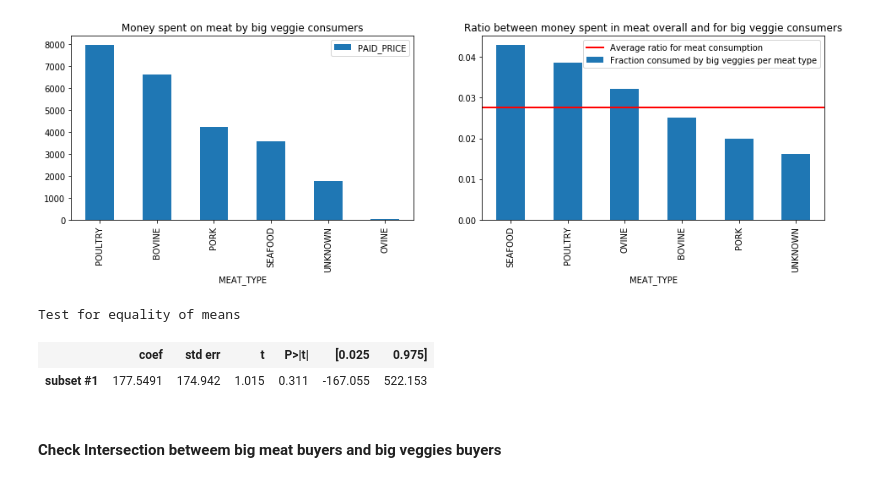
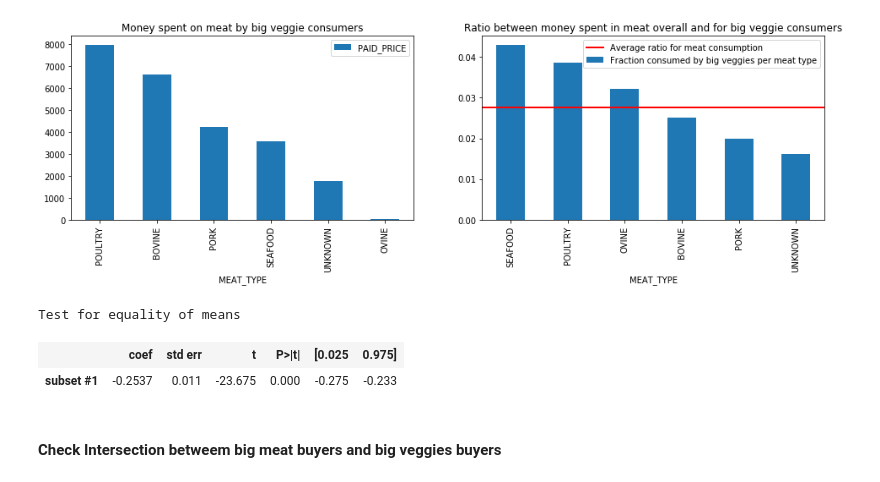
Before and after one commit to BenjaminEngelman/ADA-Project, a Jupyter notebook: bigMeatVSbigVeggies.ipynb, the cells around one changed output. Saved outputs shown, nothing was run; the diff lists cells and outputs as text; code cells hidden in the pictures.

```diff
--- a/bigMeatVSbigVeggies.ipynb
+++ b/bigMeatVSbigVeggies.ipynb
@@ -118,17 +134,17 @@ print('Percentage of total money spent on meat {0:.2f} and on vegetables {1:.2f}
 # %%
 veggie_meat_spent = most_veggie_consumers_meat_transactions.groupby('household_key').agg({"PAID_PRICE" : sum})
 veggie_overall_spent = most_veggie_consumers_transactions.groupby('household_key').agg({"PAID_PRICE" : sum})
 veggie_ratio = veggie_meat_spent/veggie_overall_spent
 meaters_meat_spent = most_meat_consumers_meat_transactions.groupby('household_key').agg({"PAID_PRICE" : sum})
 meaters_overall_spent = most_meat_consumers_transactions.groupby('household_key').agg({"PAID_PRICE" : sum})
 meat_ratio = meaters_meat_spent/meaters_overall_spent
 veggie_ratio = veggie_ratio.fillna(0)
 
-weightstats.CompareMeans.from_data(veggie_overall_spent, meaters_overall_spent).summary()
+weightstats.CompareMeans.from_data(veggie_ratio, meat_ratio).summary()
 # %% [output]
 Test for equality of means
 |  | coef | std err | t | P>|t| | [0.025 | 0.975] |
-| subset #1 | 177.5491 | 174.942 | 1.015 | 0.311 | -167.055 | 522.153 |
+| subset #1 | -0.2537 | 0.011 | -23.675 | 0.000 | -0.275 | -0.233 |
 # %% [markdown]
 #### Check Intersection betweem big meat buyers and big veggies buyers
 # %%
```
Also changed, not shown: parts of 4 cells of this notebook, 1 other file.
